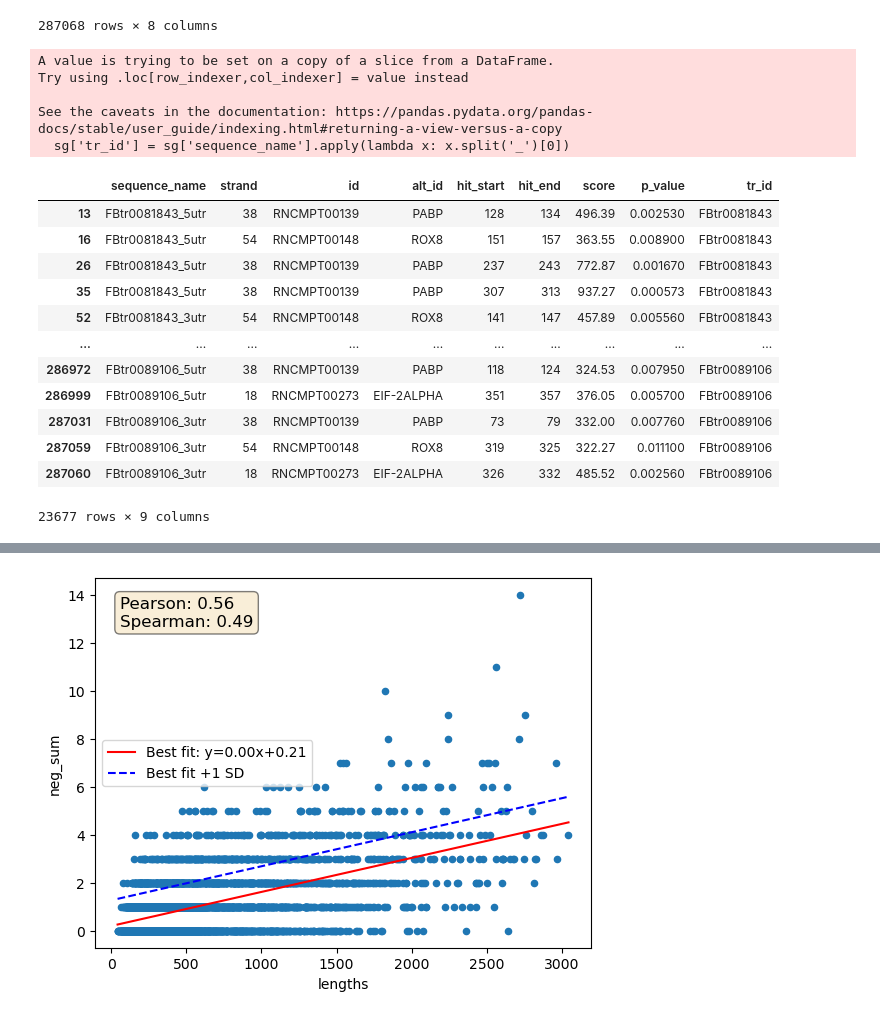
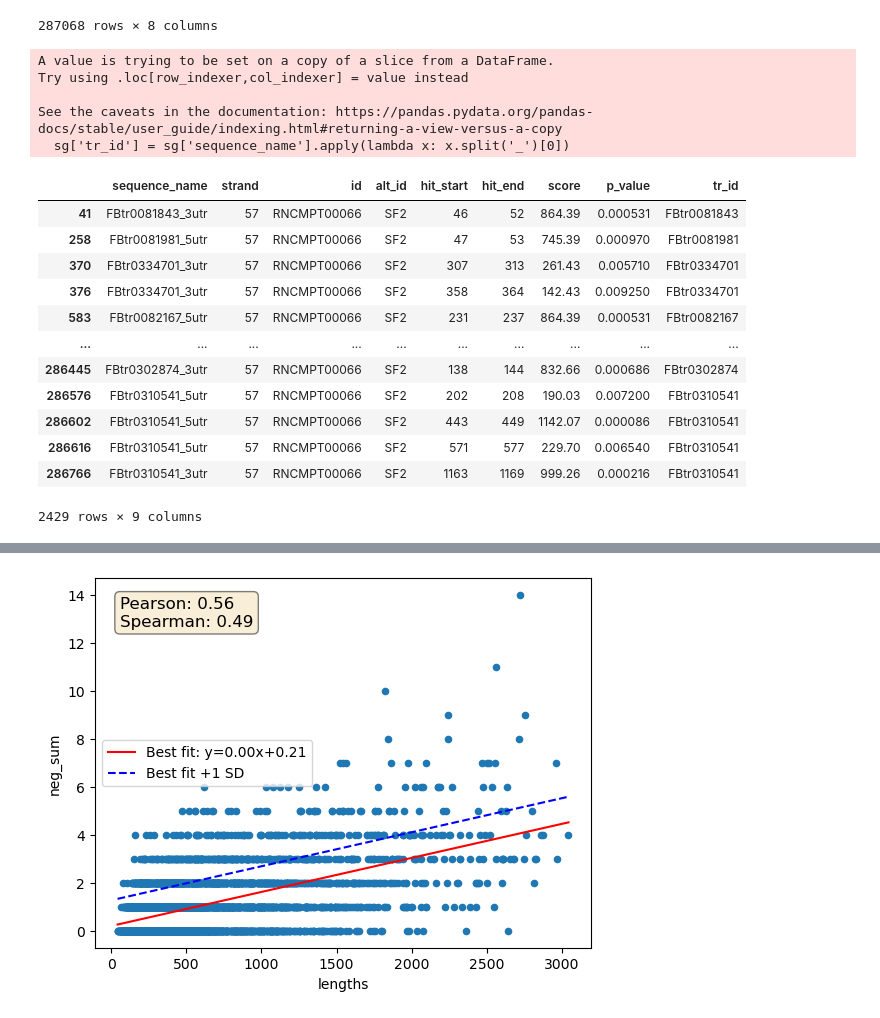
Before and after one commit to ManchesterBioinference/mRNA_LLM, a Jupyter notebook: notebooks/explorativeJupyterNotebooks/GOanalysis.ipynb, the cells around one changed output, grey strips where cells are left out. Saved outputs shown, nothing was run; the diff lists cells and outputs as text; code cells hidden in the pictures.

```diff
--- a/notebooks/explorativeJupyterNotebooks/GOanalysis.ipynb
+++ b/notebooks/explorativeJupyterNotebooks/GOanalysis.ipynb
@@ -19,25 +19,25 @@ rbps
 | 287067 | FBtr0089106_3utr | 47 | RNCMPT00142 | QKR58E-1 | 388 | 394 | 633.99 | 0.002690 |
 287068 rows × 8 columns
 # %%
-sg = rbps[rbps['alt_id'].isin(['ROX8','EIF-2ALPHA','PABP'])]
+sg = rbps[rbps['alt_id'] == 'SF2'] #.isin(['ROX8','EIF-2ALPHA','PABP'])]
 sg['tr_id'] = sg['sequence_name'].apply(lambda x: x.split('_')[0])
 sg
 # %% [output]
 A value is trying to be set on a copy of a slice from a DataFrame.
 Try using .loc[row_indexer,col_indexer] = value instead
 
 See the caveats in the documentation: https://pandas.pydata.org/pandas-docs/stable/user_guide/indexing.html#returning-a-view-versus-a-copy
   sg['tr_id'] = sg['sequence_name'].apply(lambda x: x.split('_')[0])
 |  | sequence_name | strand | id | alt_id | hit_start | hit_end | score | p_value | tr_id |
-| 13 | FBtr0081843_5utr | 38 | RNCMPT00139 | PABP | 128 | 134 | 496.39 | 0.002530 | FBtr0081843 |
-| 16 | FBtr0081843_5utr | 54 | RNCMPT00148 | ROX8 | 151 | 157 | 363.55 | 0.008900 | FBtr0081843 |
-| 26 | FBtr0081843_5utr | 38 | RNCMPT00139 | PABP | 237 | 243 | 772.87 | 0.001670 | FBtr0081843 |
-| 35 | FBtr0081843_5utr | 38 | RNCMPT00139 | PABP | 307 | 313 | 937.27 | 0.000573 | FBtr0081843 |
-| 52 | FBtr0081843_3utr | 54 | RNCMPT00148 | ROX8 | 141 | 147 | 457.89 | 0.005560 | FBtr0081843 |
+| 41 | FBtr0081843_3utr | 57 | RNCMPT00066 | SF2 | 46 | 52 | 864.39 | 0.000531 | FBtr0081843 |
+| 258 | FBtr0081981_5utr | 57 | RNCMPT00066 | SF2 | 47 | 53 | 745.39 | 0.000970 | FBtr0081981 |
+| 370 | FBtr0334701_3utr | 57 | RNCMPT00066 | SF2 | 307 | 313 | 261.43 | 0.005710 | FBtr0334701 |
+| 376 | FBtr0334701_3utr | 57 | RNCMPT00066 | SF2 | 358 | 364 | 142.43 | 0.009250 | FBtr0334701 |
+| 583 | FBtr0082167_5utr | 57 | RNCMPT00066 | SF2 | 231 | 237 | 864.39 | 0.000531 | FBtr0082167 |
 | ... | ... | ... | ... | ... | ... | ... | ... | ... | ... |
-| 286972 | FBtr0089106_5utr | 38 | RNCMPT00139 | PABP | 118 | 124 | 324.53 | 0.007950 | FBtr0089106 |
-| 286999 | FBtr0089106_5utr | 18 | RNCMPT00273 | EIF-2ALPHA | 351 | 357 | 376.05 | 0.005700 | FBtr0089106 |
-| 287031 | FBtr0089106_3utr | 38 | RNCMPT00139 | PABP | 73 | 79 | 332.00 | 0.007760 | FBtr0089106 |
-| 287059 | FBtr0089106_3utr | 54 | RNCMPT00148 | ROX8 | 319 | 325 | 322.27 | 0.011100 | FBtr0089106 |
-| 287060 | FBtr0089106_3utr | 18 | RNCMPT00273 | EIF-2ALPHA | 326 | 332 | 485.52 | 0.002560 | FBtr0089106 |
+| 286445 | FBtr0302874_3utr | 57 | RNCMPT00066 | SF2 | 138 | 144 | 832.66 | 0.000686 | FBtr0302874 |
+| 286576 | FBtr0310541_5utr | 57 | RNCMPT00066 | SF2 | 202 | 208 | 190.03 | 0.007200 | FBtr0310541 |
+| 286602 | FBtr0310541_5utr | 57 | RNCMPT00066 | SF2 | 443 | 449 | 1142.07 | 0.000086 | FBtr0310541 |
+| 286616 | FBtr0310541_5utr | 57 | RNCMPT00066 | SF2 | 571 | 577 | 229.70 | 0.006540 | FBtr0310541 |
+| 286766 | FBtr0310541_3utr | 57 | RNCMPT00066 | SF2 | 1163 | 1169 | 999.26 | 0.000216 | FBtr0310541 |
-23677 rows × 9 columns
+2429 rows × 9 columns
```
Also changed, not shown: parts of 14 cells of this notebook, 29 other files.
